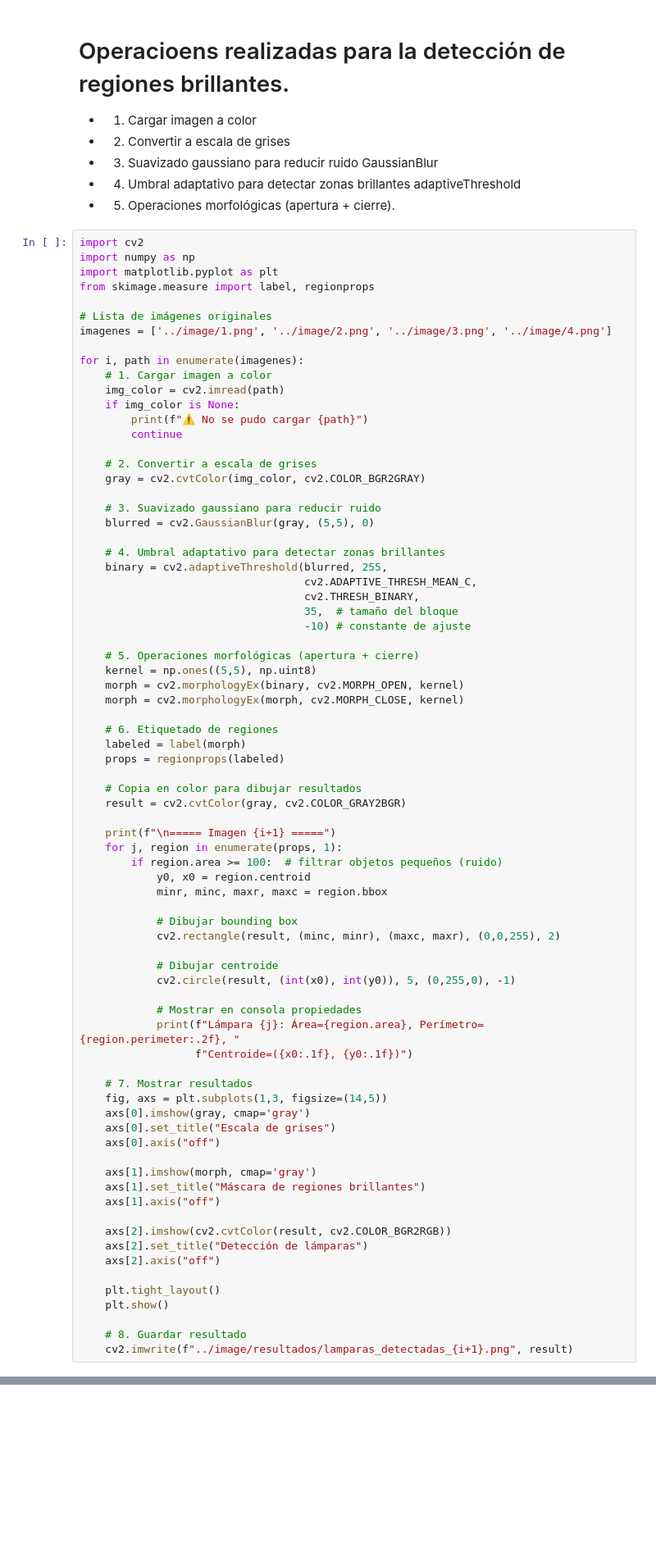
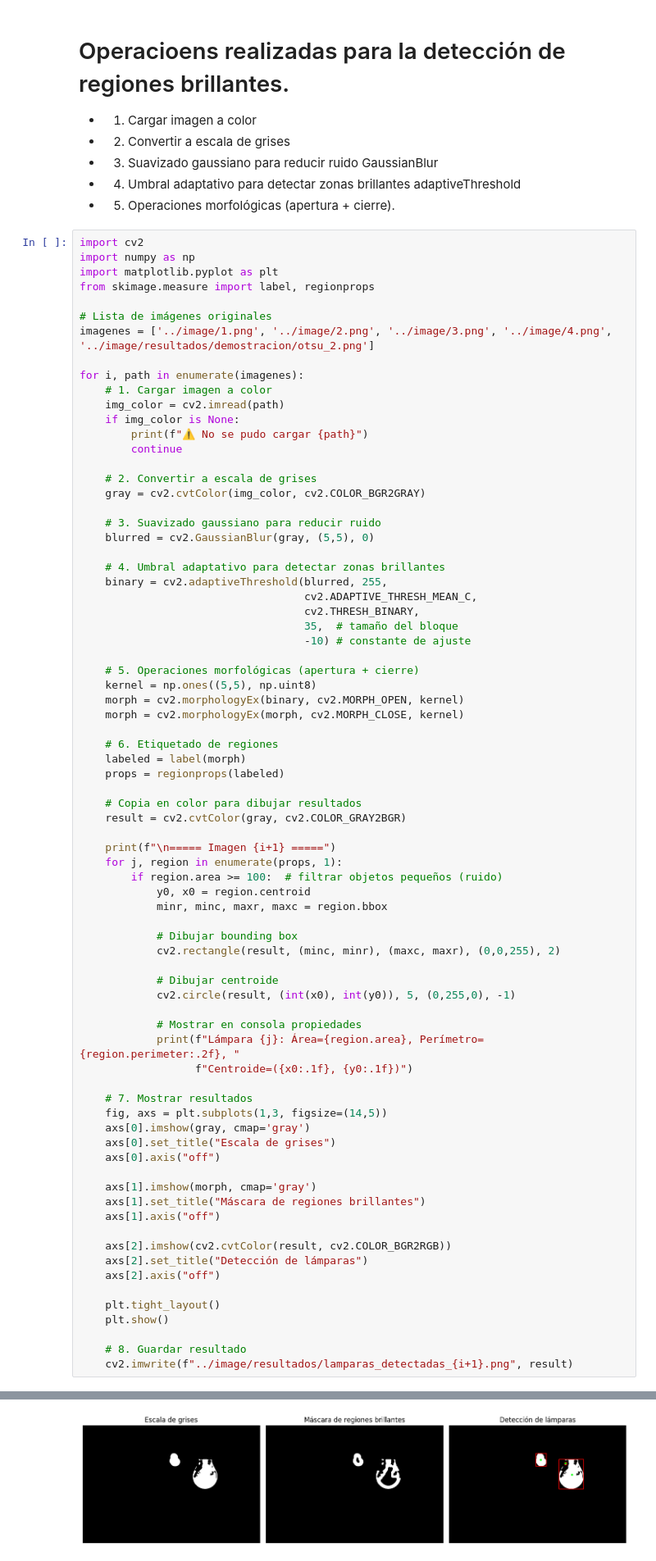
Before and after one commit to BrandonBrandon-alt/parcial1_visualizacion, a Jupyter notebook: algoritmos/deteccion.ipynb, the cells around one changed output, grey strips where cells are left out. Shown: that part at 82% size. Drawn from its saved outputs; the diff is of its cells as text; blank space fills up the shorter version.

```diff
--- a/algoritmos/deteccion.ipynb
+++ b/algoritmos/deteccion.ipynb
@@ -12,7 +12,7 @@ import matplotlib.pyplot as plt
 from skimage.measure import label, regionprops
 
 # Lista de imágenes originales
-imagenes = ['../image/1.png', '../image/2.png', '../image/3.png', '../image/4.png']
+imagenes = ['../image/1.png', '../image/2.png', '../image/3.png', '../image/4.png', '../image/resultados/demostracion/otsu_2.png']
 
 for i, path in enumerate(imagenes):
     # 1. Cargar imagen a color
@@ -151,0 +156 @@ Lámpara 50: Área=964.0, Perímetro=156.57, Centroide=(249.3, 439.2)
+[figure, added]
```
Also changed, not shown: parts of 1 cell of this notebook, 19 other files.
